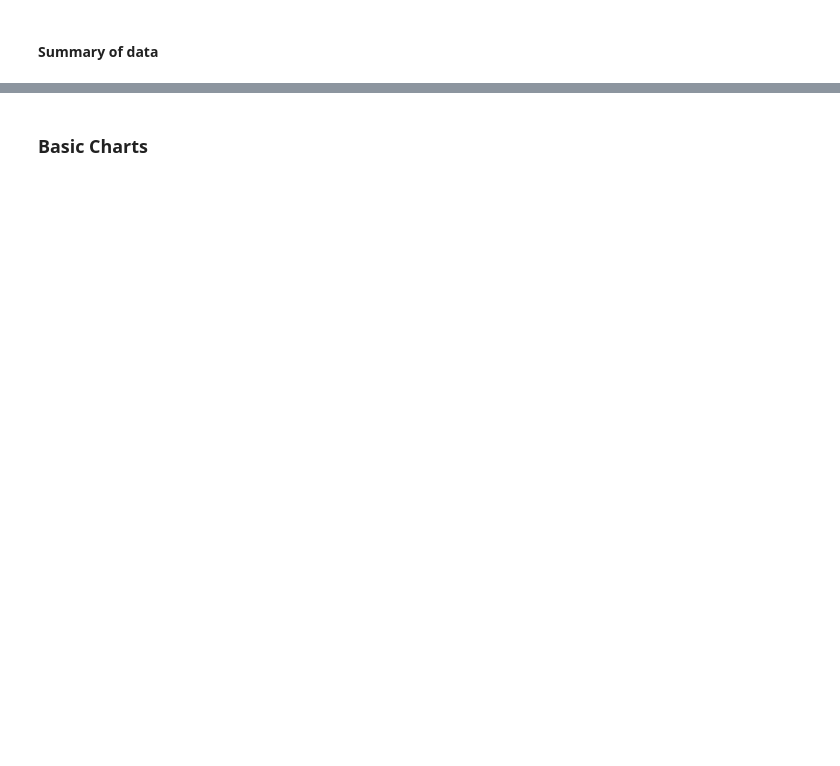
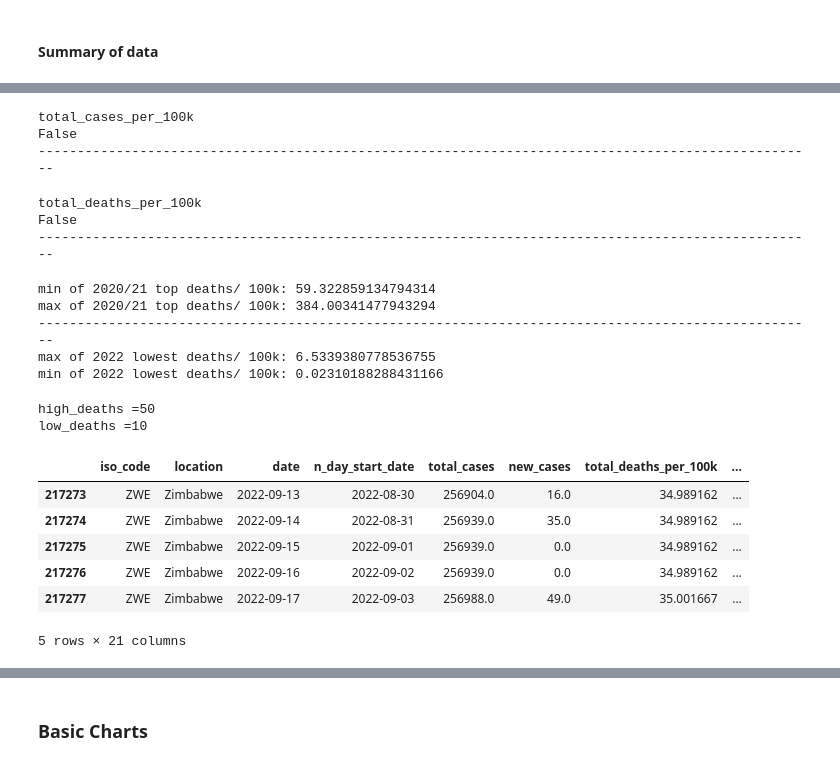
Before and after one commit to PhillipNM/UCDPA_PhillipMarsh, a Jupyter notebook: z. Practice setting up project report.ipynb, the cells around one changed output, grey strips where cells are left out. Saved outputs shown, nothing was run; the diff lists cells and outputs as text; code cells hidden in the pictures; blank space fills up the shorter version.

Commit message:
2022 09 18: adding mortality indicator

```diff
--- a/z. Practice setting up project report.ipynb
+++ b/z. Practice setting up project report.ipynb
@@ -108,7 +108,13 @@ column_count_limit=30 #number of columns deemed to be managble for exploring dat
 #number of days used in rolling average default = 14 but could change to 25,30 etc depending on what timeframe is reviewed
 days_calc = 14 #n days for calculations.
 
-top_n_parameter = 10
+top_n_parameter = 10 #variable to use for select the number of top and bottom records
+
+top_per_100k = 100000 #varibale to set for total cases and deaths per population
+
+#for calculations relating to mortality
+high_deaths_per_100k = 50
+low_deaths_per_100k = 10
 # %% [markdown]
 <h4>Gather data</h4>
 # %%
@@ -634,8 +894,4 @@ print("-"*100)
-# %%
-pop_per_100k = 100000
 # %%
-
-
 # Cases per 100K of population
 total_cases_per_100k = covid_data.total_cases/covid_data.population * pop_per_100k
 
@@ -654,6 +910,10 @@ print(new_column_3 in covid_data.columns) # Test for existing column# True
 covid_data.insert(loc=6, column="total_cases_per_100k", value=total_cases_per_100k, allow_duplicates=False)
 
 print("-"*100)
+# %% [output]
+total_cases_per_100k
+False
+----------------------------------------------------------------------------------------------------
 # %%
 # deaths per 100K of population
 total_deaths_per_100k = covid_data.total_deaths/covid_data.population * pop_per_100k
@@ -673,3 +933,59 @@ print(new_column_4 in covid_data.columns) # Test for existing column# True
 covid_data.insert(loc=6, column="total_deaths_per_100k", value=total_deaths_per_100k, allow_duplicates=False)
 
 print("-"*100)
+# %% [output]
+total_deaths_per_100k
+False
+----------------------------------------------------------------------------------------------------
+# %%
+# create a classification for mortality if the total_deaths per 100k is high or low
+# obesrvations of the deaths for 2020 and 2021, get the min value of the top records:
+#covid_data[covid_data["date"].isin(["2020-12-31","2021-12-31","2022-09-15"])]#,last_date])]
+
+# filter data for the dates:
+covid_data_observe = covid_data[covid_data["date"].isin(["2020-12-31","2021-12-31",str(last_date)])]
+covid_data_observe_20_21 =covid_data[covid_data["date"].isin(["2020-12-31","2021-12-31"])]
+covid_data_observe_22 =covid_data[covid_data["date"].isin([str(last_date)])]
+
+#top and bottom observations
+top_20_21 = covid_data_observe_20_21.nlargest(n=top_n_parameter, columns=["total_cases_per_100k"])
+bot_22 = covid_data_observe_22.nsmallest(n=top_n_parameter, columns=["total_cases_per_100k"])
+
+# min value in the Top mortality (top deaths) data
+print("min of 2020/21 top deaths/ 100k: "+str(top_20_21["total_deaths_per_100k"].min()))
+print("max of 2020/21 top deaths/ 100k: "+str(top_20_21["total_deaths_per_100k"].max()))
+print("-"*100)
+
+# max value in the bottom mortality (bottom deaths) data
+print("max of 2022 lowest deaths/ 100k: "+str(bot_22["total_deaths_per_100k"].max()))
+print("min of 2022 lowest deaths/ 100k: "+str(bot_22["total_deaths_per_100k"].min()))
+# %% [output]
+min of 2020/21 top deaths/ 100k: 59.322859134794314
+max of 2020/21 top deaths/ 100k: 384.00341477943294
+----------------------------------------------------------------------------------------------------
+max of 2022 lowest deaths/ 100k: 6.5339380778536755
+min of 2022 lowest deaths/ 100k: 0.02310188288431166
+# %%
+# classifiers for deaths beig high should be above 50 per 100k and below 10 per 100k of the population
+print("high_deaths ="+str(high_deaths_per_100k))
+print("low_deaths ="+str(low_deaths_per_100k))
+# %% [output]
+high_deaths =50
+low_deaths =10
+# %%
+# create a calculation to insert the classification group of "Low" (10,25,50) to "high"
+#if the total_deaths_per_100k >= 50 then "High Deaths" elseif total_deaths_per_100k <= 10 then "low Deaths"
+
+covid_data.loc[covid_data["total_deaths_per_100k"] <= low_deaths_per_100k, "mortality"] = "low"
+covid_data.loc[covid_data["total_deaths_per_100k"] < high_deaths_per_100k, "mortality"] = ""
+covid_data.loc[covid_data["total_deaths_per_100k"] >= high_deaths_per_100k, "mortality"] = "high"
+
+covid_data.tail()
+# %% [output]
+|  | iso_code | location | date | n_day_start_date | total_cases | new_cases | total_deaths_per_100k | ... |
+| 217273 | ZWE | Zimbabwe | 2022-09-13 | 2022-08-30 | 256904.0 | 16.0 | 34.989162 | ... |
+| 217274 | ZWE | Zimbabwe | 2022-09-14 | 2022-08-31 | 256939.0 | 35.0 | 34.989162 | ... |
+| 217275 | ZWE | Zimbabwe | 2022-09-15 | 2022-09-01 | 256939.0 | 0.0 | 34.989162 | ... |
+| 217276 | ZWE | Zimbabwe | 2022-09-16 | 2022-09-02 | 256939.0 | 0.0 | 34.989162 | ... |
+| 217277 | ZWE | Zimbabwe | 2022-09-17 | 2022-09-03 | 256988.0 | 49.0 | 35.001667 | ... |
+5 rows × 21 columns
```
Also changed, not shown: parts of 67 cells of this notebook, 1 other file.
